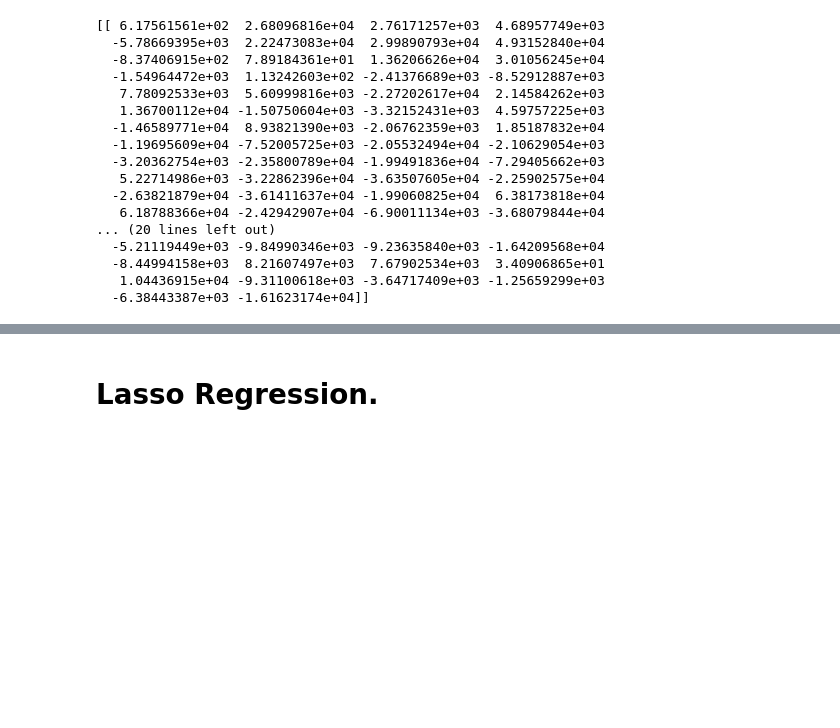
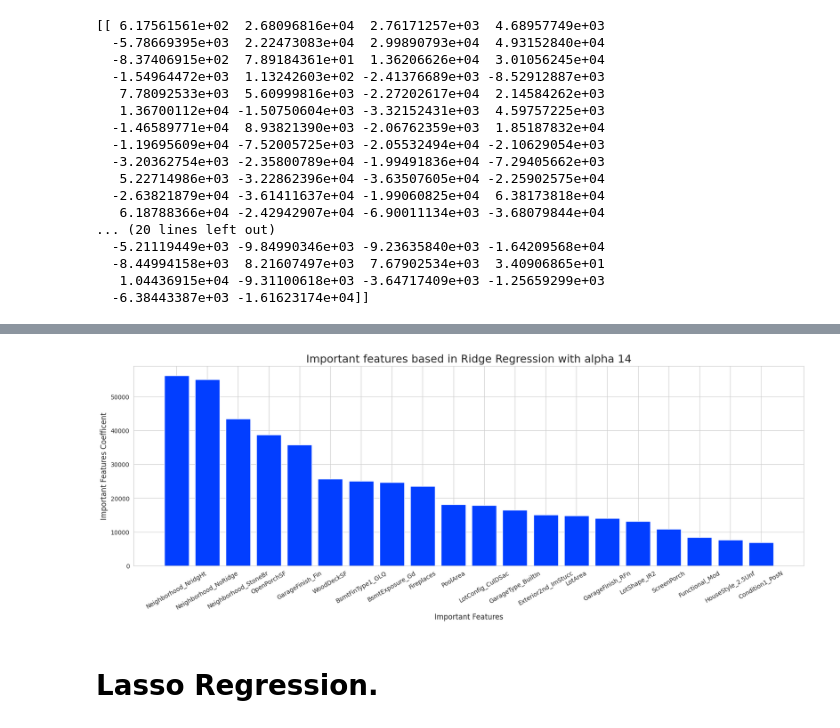
Before and after one commit to Harshit-tech9/Advance_Housing_Price_Regression, a Jupyter notebook: Advance_Regression.ipynb, the cells around one changed output, grey strips where cells are left out. Saved outputs shown, nothing was run; the diff lists cells and outputs as text; code cells hidden in the pictures; blank space fills up the shorter version.

```diff
--- a/Advance_Regression.ipynb
+++ b/Advance_Regression.ipynb
@@ -497,3 +573,15 @@ dtype: float64
+# %%
+impFeature = pd.DataFrame(list(zip(ridge.feature_names_in_, ridge.coef_[0])), columns=['Feature', 'Feature_Coefficent'])
+barImp = impFeature.sort_values('Feature_Coefficent', ascending=False).head(20)
+plt.figure(figsize=(20,6))
+plt.bar(barImp['Feature'], barImp['Feature_Coefficent'])
+plt.xlabel('Important Features', fontsize=12)
+plt.ylabel('Important Features Coefficent', fontsize=12)
+plt.xticks(rotation=30)
+plt.title('Important features based in Ridge Regression with alpha 14', fontsize=18)
+plt.show()
+# %% [output]
+[figure, added]
 # %% [markdown]
 # Lasso Regression.
 # %%
```
Also changed, not shown: parts of 17 cells of this notebook.
